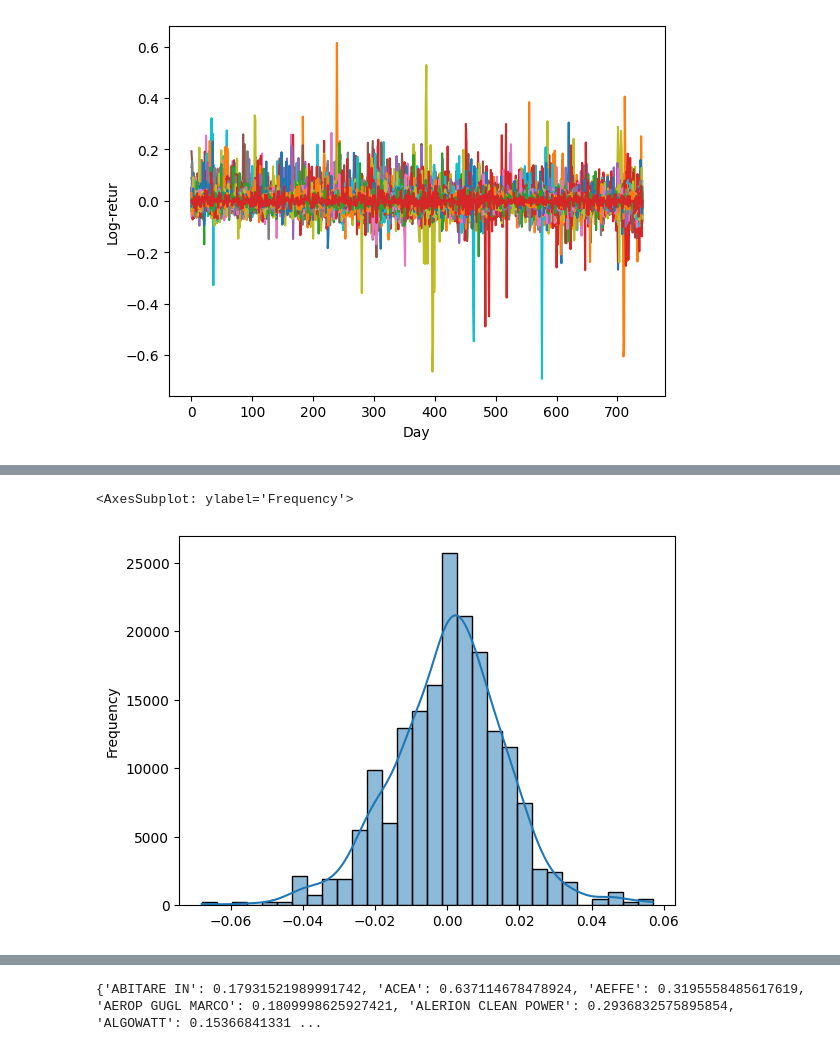
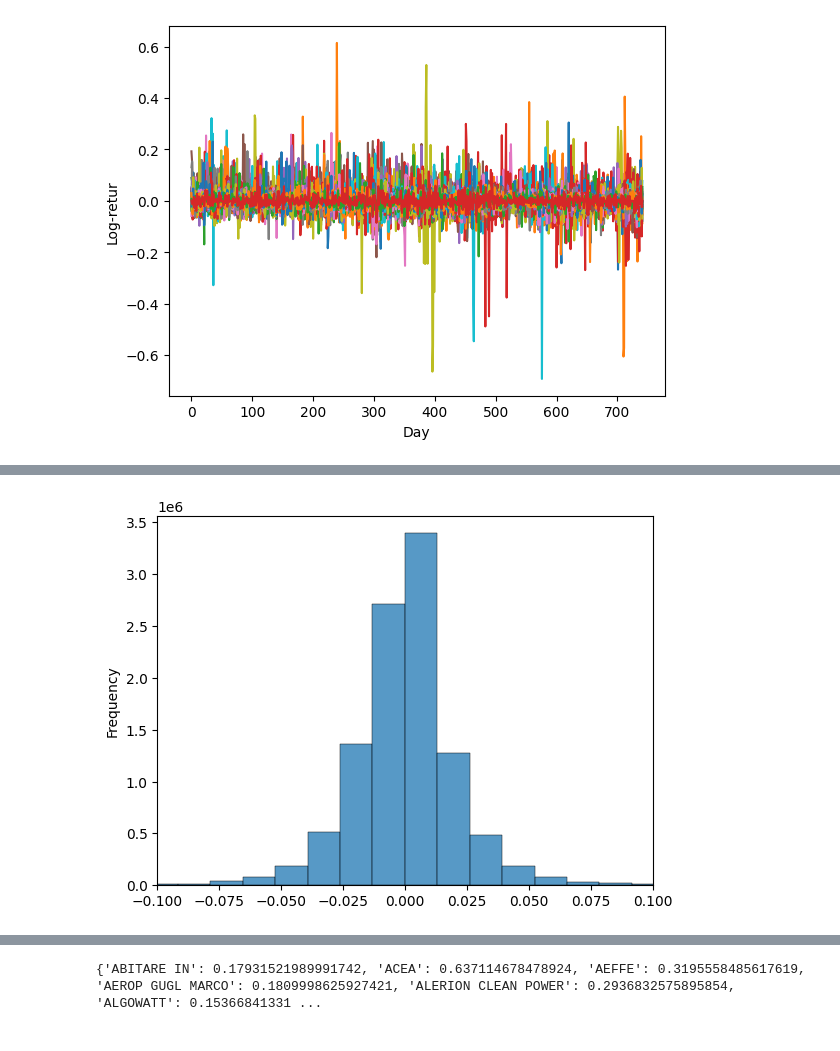
Before and after one commit to NiccoloMarzi/Financial-Network-Analysis, a Jupyter notebook: SNA_project.ipynb, the cells around one changed output, grey strips where cells are left out. Drawn from its saved outputs; the diff is of its cells as text; code cells hidden in the pictures.

```diff
--- a/SNA_project.ipynb
+++ b/SNA_project.ipynb
@@ -61,10 +65,6 @@ plt.ylabel('Log-retur')
 plt.show()
 # %% [output]
 [figure]
-# %%
-#We don't need more all these columns
-
-df.drop(columns=[i for i in range(0,743)],inplace=True)
 # %%
 #Now the Dataframe looks...
 
@@ -84,17 +85,18 @@ df.head(10)
 # %%
 #Let's inspect the distribution of log returns
 
 log_return_flattened = []
 
 for i in range(df.shape[0]):
-    element = df.iloc[i,1]
-    log_return_flattened.append(element)
+    element = df.iloc[i]['Log_return']
+    log_return_flattened += element
 
-log_return_flattened = log_return_flattened[0]
-sns.histplot(log_return_flattened, kde=True, stat='frequency')
+
+sns.histplot(log_return_flattened, kde=False, stat='frequency', bins=100)
+plt.xlim(-0.1, 0.1)
+plt.show()
 # %% [output]
-<AxesSubplot: ylabel='Frequency'>
-[figure, old version]
+[figure, new version]
 # %%
 #Log returns follow a gaussian distribution
 
```
Also changed, not shown: parts of 34 cells of this notebook, 9 other files.
